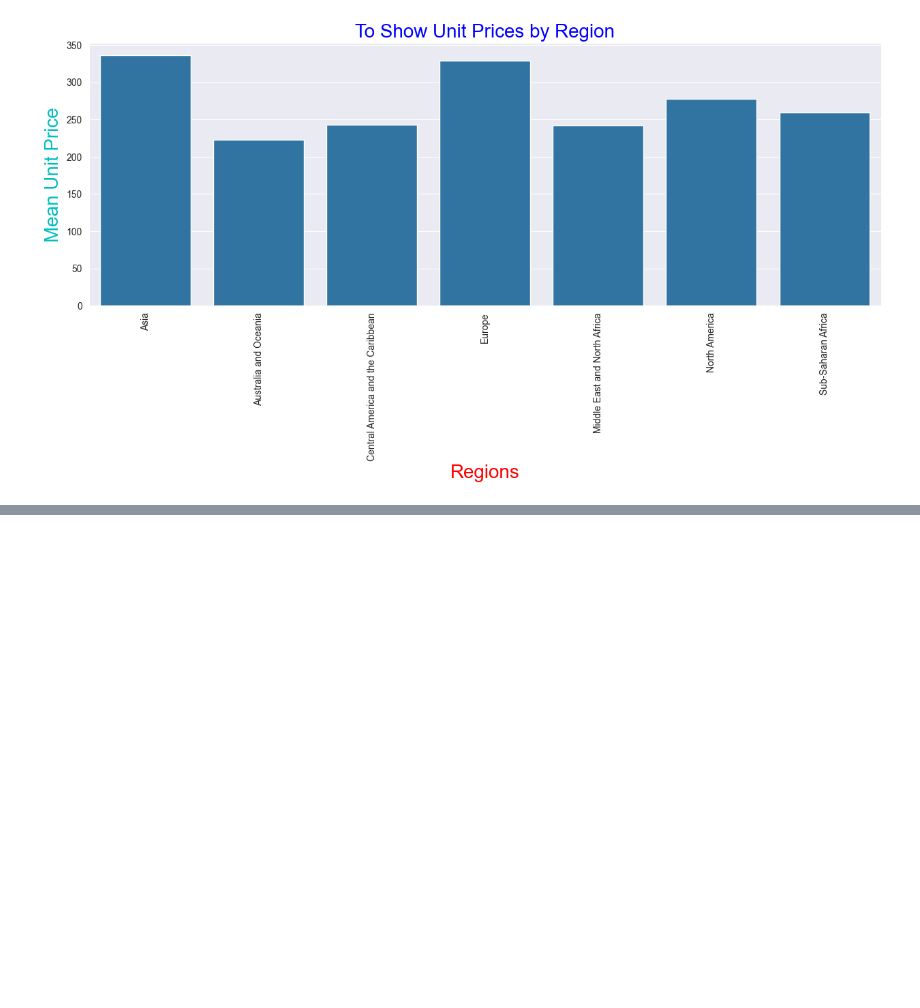
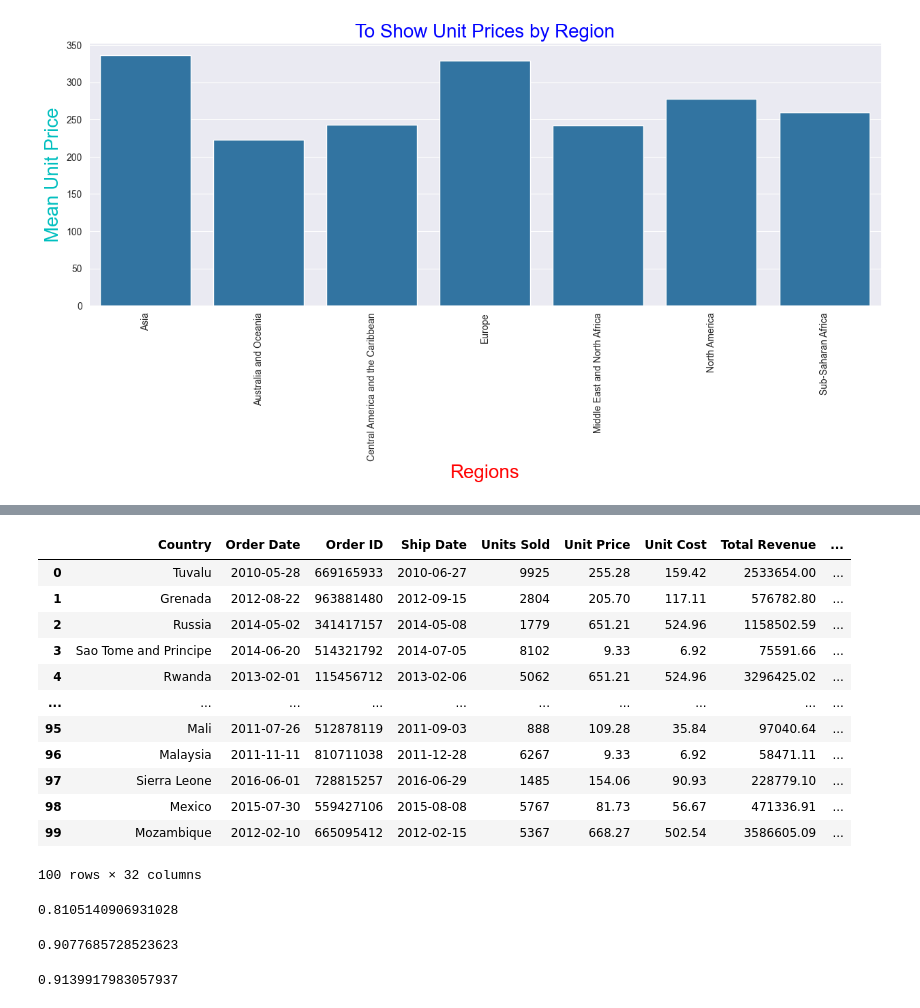
Before and after one commit to gdprasad1201/Amazon-Sales-Data-Analytics-Mini-Project, a Jupyter notebook: sales.ipynb, the cells around one changed output, grey strips where cells are left out. Saved outputs shown, nothing was run; the diff lists cells and outputs as text; code cells hidden in the pictures; blank space fills up the shorter version.

Commit message:
commit new sales.ipynb and requirements.txt

```diff
--- a/sales.ipynb
+++ b/sales.ipynb
@@ -410,0 +469,9 @@ plt.show()
+# %%
+# Can we predict the most profitable combination of region, item type, and sales channel, given the number of units sold and unit prices?
+data['Profit Margin'] = data['Total Profit'] / data['Total Revenue'] * 100
+data['Region'] = data['Region'].astype('category')
+data['Item Type'] = data['Item Type'].astype('category')
+data['Sales Channel'] = data['Sales Channel'].astype('category')
+data['Order Priority'] = data['Order Priority'].astype('category')
+
+data.dtypes
@@ -410,0 +495,68 @@ plt.show()
+# %%
+data = pd.get_dummies(data, columns = ['Region', 'Item Type', 'Sales Channel', 'Order Priority'], drop_first = True)
+data
+# %% [output]
+|  | Country | Order Date | Order ID | Ship Date | Units Sold | Unit Price | Unit Cost | Total Revenue | ... |
+| 0 | Tuvalu | 2010-05-28 | 669165933 | 2010-06-27 | 9925 | 255.28 | 159.42 | 2533654.00 | ... |
+| 1 | Grenada | 2012-08-22 | 963881480 | 2012-09-15 | 2804 | 205.70 | 117.11 | 576782.80 | ... |
+| 2 | Russia | 2014-05-02 | 341417157 | 2014-05-08 | 1779 | 651.21 | 524.96 | 1158502.59 | ... |
+| 3 | Sao Tome and Principe | 2014-06-20 | 514321792 | 2014-07-05 | 8102 | 9.33 | 6.92 | 75591.66 | ... |
+| 4 | Rwanda | 2013-02-01 | 115456712 | 2013-02-06 | 5062 | 651.21 | 524.96 | 3296425.02 | ... |
+| ... | ... | ... | ... | ... | ... | ... | ... | ... | ... |
+| 95 | Mali | 2011-07-26 | 512878119 | 2011-09-03 | 888 | 109.28 | 35.84 | 97040.64 | ... |
+| 96 | Malaysia | 2011-11-11 | 810711038 | 2011-12-28 | 6267 | 9.33 | 6.92 | 58471.11 | ... |
+| 97 | Sierra Leone | 2016-06-01 | 728815257 | 2016-06-29 | 1485 | 154.06 | 90.93 | 228779.10 | ... |
+| 98 | Mexico | 2015-07-30 | 559427106 | 2015-08-08 | 5767 | 81.73 | 56.67 | 471336.91 | ... |
+| 99 | Mozambique | 2012-02-10 | 665095412 | 2012-02-15 | 5367 | 668.27 | 502.54 | 3586605.09 | ... |
+100 rows × 32 columns
+# %%
+X = data.drop(['Total Profit', 'Total Revenue', 'Profit Margin', 'Ship Date', 'Order Date'], axis = 1)
+y = data['Total Profit']
+
+# Convert categorical variables to dummy variables
+X = pd.get_dummies(X, drop_first=True)
+
+X_train, X_test, y_train, y_test = train_test_split(X, y, test_size = 0.2, random_state = 42)
+
+model = LinearRegression()
+model.fit(X_train, y_train)
+
+y_pred = model.predict(X_test)
+
+mean_squared_error(y_test, y_pred)
+
+r2_score(y_test, y_pred)
+# %% [output]
+0.8105140906931028
+# %%
+# The model is not performing well. We can try other models like Random Forest, Decision Tree, etc. to improve the performance.
+model = RandomForestRegressor()
+model.fit(X_train, y_train)
+
+y_pred = model.predict(X_test)
+
+mean_squared_error(y_test, y_pred)
+
+r2_score(y_test, y_pred)
+# %% [output]
+0.9077685728523623
+# %%
+# The Random Forest model is performing better than the Linear Regression model. We can further tune the hyperparameters to improve the performance.
+param_grid = {'n_estimators': [100, 200, 300], 'max_depth': [10, 20, 30]}
+grid_search = GridSearchCV(RandomForestRegressor(), param_grid, cv = 5)
+grid_search.fit(X_train, y_train)
+
+grid_search.best_params_
+
+model = RandomForestRegressor(n_estimators = 300, max_depth = 30)
+model.fit(X_train, y_train)
+
+y_pred = model.predict(X_test)
+
+mean_squared_error(y_test, y_pred)
+
+r2_score(y_test, y_pred)
+
+# The Random Forest model with hyperparameter tuning is performing better than the previous models. We can use this model to predict the most profitable combination of region, item type, and sales channel, given the number of units sold and unit prices.
+# %% [output]
+0.9139917983057937
```
Also changed, not shown: parts of 9 cells of this notebook, 2 other files.
